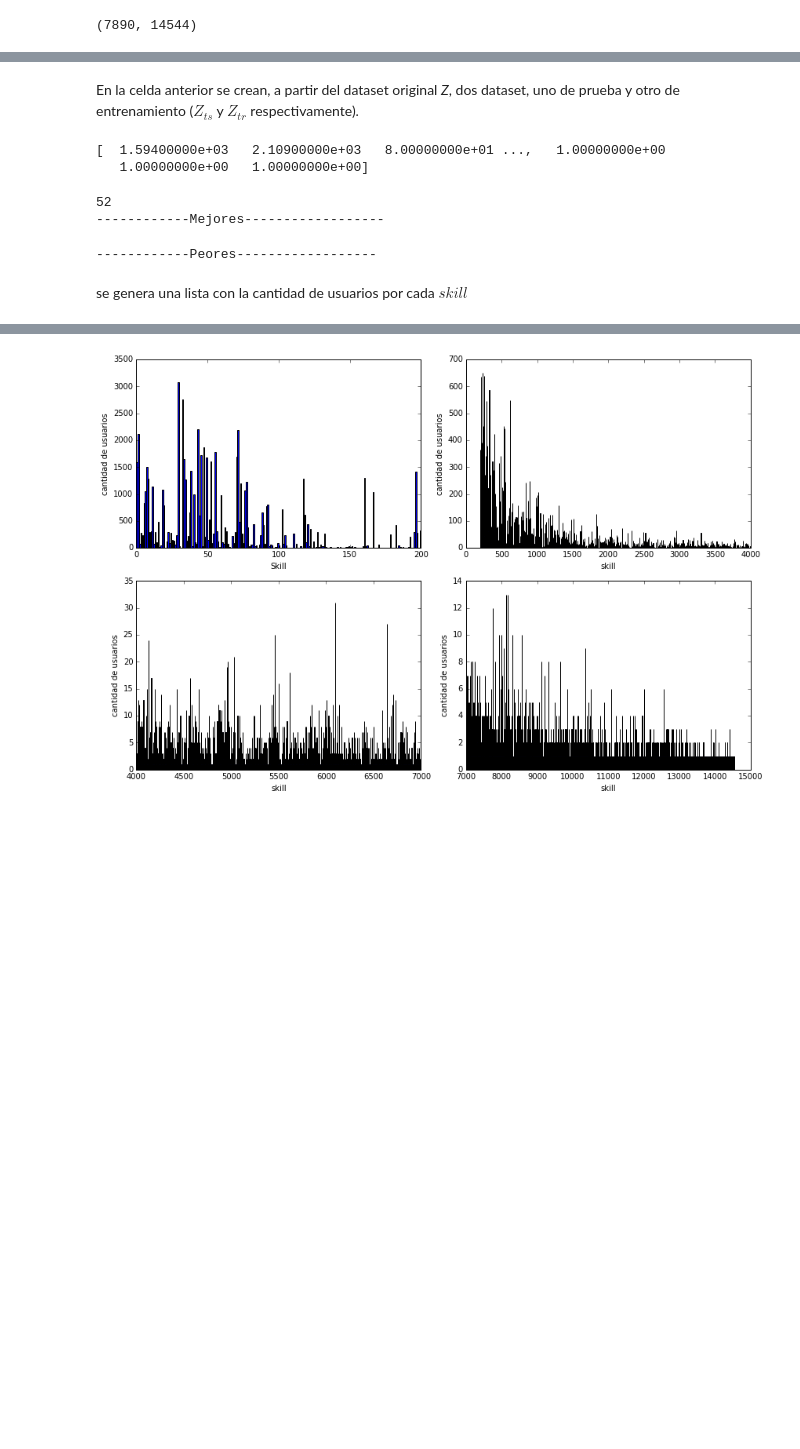
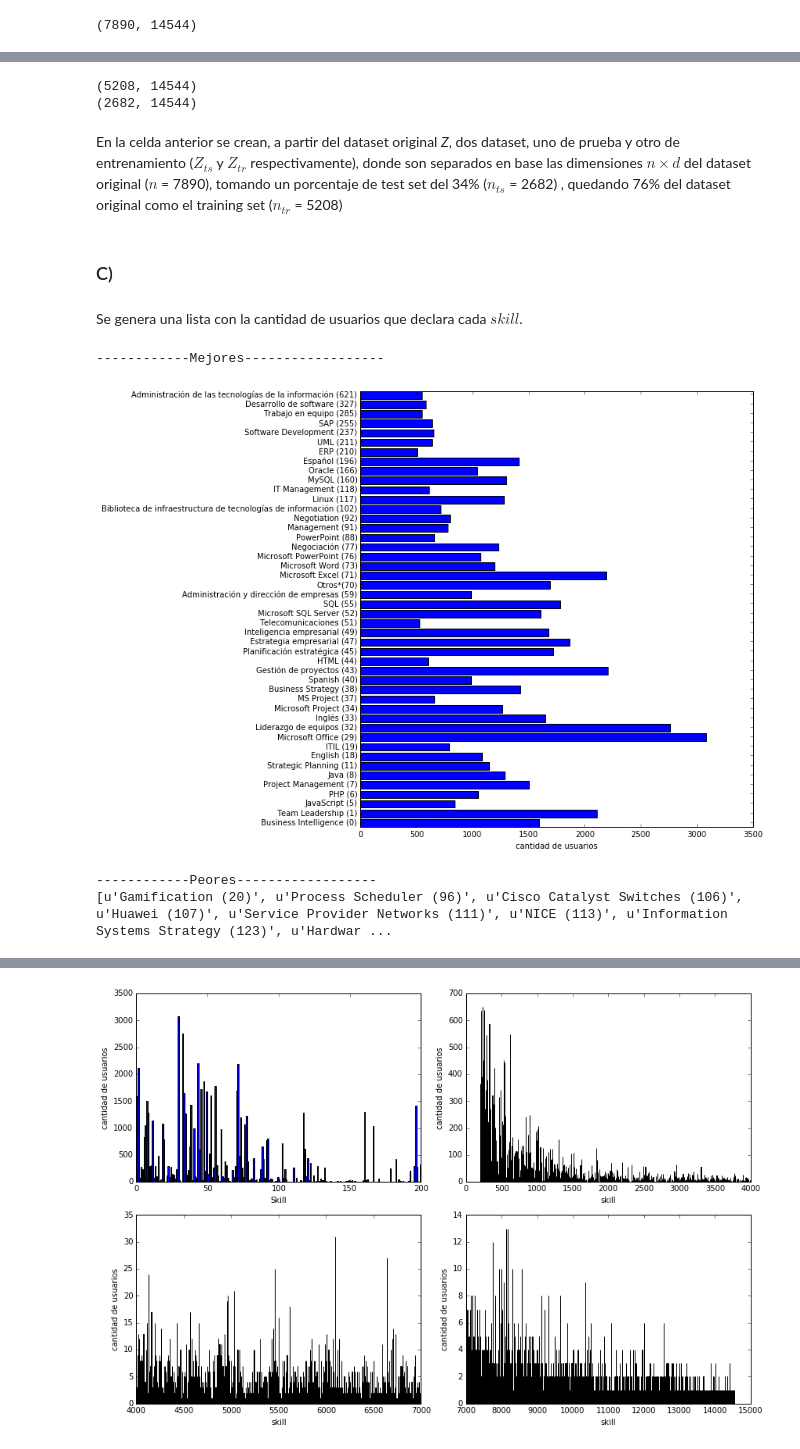
Before and after one commit to FMena14/MachineLearning2, a Jupyter notebook: Parte3.ipynb, the cells around one changed output, grey strips where cells are left out. Drawn from its saved outputs; the diff is of its cells as text; code cells hidden in the pictures; blank space fills up the shorter version.

```diff
--- a/Parte3.ipynb
+++ b/Parte3.ipynb
@@ -51,70 +58,54 @@ index = np.arange(np.shape(dt_userskill)[0]) #filas
 np.random.shuffle(index) #permutan las filas
 Z = dt_userskill[index, :] #matriz permutada
 
-l =  int(7890*.34)
-Z_tr = Z[:l,] #Datos de entrenamiento (76%)
-Z_ts = Z[l:,] #Datos de prueba (34%)
+l =  int(n*.34)
+Z_tr = Z[l:,] #Datos de entrenamiento (76%)
+print Z_tr.shape
+Z_ts = Z[:l,] #Datos de prueba (34%)
+print Z_ts.shape
+# %% [output]
+(5208, 14544)
+(2682, 14544)
 # %% [markdown]
-En la celda anterior se crean, a partir del dataset original <i>Z</i>, dos dataset, uno de prueba y otro de entrenamiento ($Z_{ts}$ y $Z_{tr}$ respectivamente).
+En la celda anterior se crean, a partir del dataset original <i>Z</i>, dos dataset, uno de prueba y otro de entrenamiento ($Z_{ts}$ y $Z_{tr}$ respectivamente), donde son separados en base las dimensiones $n \times d$ del dataset original ($n$ = 7890), tomando un porcentaje de test set del 34% ($n_{ts}$ = 2682) , quedando 76% del dataset original como el training set ($n_{tr}$ = 5208)
+# %% [markdown]
+### C)
 # %%
 users_skill = np.zeros(d) #numero de usuarios por skill
 for i in range(d): #every skill
     users_skill[i] = dt_userskill.getcol(i).getnnz()
-
-print users_skill
-# %% [output]
-[  1.59400000e+03   2.10900000e+03   8.00000000e+01 ...,   1.00000000e+00
-   1.00000000e+00   1.00000000e+00]
+# %% [markdown]
+Se genera una lista con la cantidad de usuarios que declara cada $skill$.
 # %%
-mejores = [] #cantidad de usuarios de los mejores skill
+cantidad_mejores = [] #cantidad de usuarios de los mejores skill
 id_mejores = [] #id de skill de las mejores
-peores = []
 id_peores = []
-
-mayor_a = []
-id_mayor_a = []
 for i in range(d):
-    if users_skill[i] > 1000:
-        mejores.append(users_skill[i])
+    if users_skill[i] > 500:
+        cantidad_mejores.append(users_skill[i])
         id_mejores.append(i)
-    if 1000 > users_skill[i] > 300:
-        mayor_a.append(users_skill[i])
-        id_mayor_a.append(i)
     if users_skill[i] < 5:
-        peores.append(users_skill[i])
         id_peores.append(i)
-
-print len(mayor_a)
+#para obtener la concatenacion (nombre + (id))
+nombre_mejores = map(lista_skills.__getitem__, id_mejores)
+nombre_id = [nombre+ "("+str(id_m)+")" for nombre,id_m in zip(nombre_mejores,id_mejores)]
+nombre_peores =  map(lista_skills.__getitem__, id_peores)
+nombre_id_peor = [nombre+ "("+str(id_m)+")" for nombre,id_m in zip(nombre_peores,id_peores)]
 
 print "------------Mejores------------------"
 import matplotlib.pyplot as plt
-fig, ax = plt.subplots(figsize=(14,4))
-ax.bar(range(len(mejores)),mejores)
-ax.set_xticks(np.arange(0.5,len(mejores),1))
-ax.set_xticklabels(map(lista_skills.__getitem__, id_mejores), rotation=85)
-ax.set_ylabel("cantidad de usuarios")
-plt.autoscale(enable=True, axis='x', tight=True)
+fig, ax = plt.subplots(figsize=(9,10))
+ax.barh(range(len(cantidad_mejores)),cantidad_mejores)
+ax.set_yticks(np.arange(0.5,len(cantidad_mejores),1))
+ax.set_yticklabels(nombre_id)
+ax.set_xlabel("cantidad de usuarios")
+plt.autoscale(enable=True, axis='y', tight=True)
 plt.show()
 
 print "------------Peores------------------"
-fig, ax = plt.subplots(figsize=(14,4))
-ax.bar(range(len(peores)),peores)
-ax.set_xticks(np.arange(0.5,len(peores),1))
-ax.set_xticklabels(map(lista_skills.__getitem__, id_peores), rotation=85)
-ax.set_ylabel("cantidad de usuarios")
-plt.autoscale(enable=True, axis='x', tight=True)
-#plt.show()
-
-fig, ax = plt.subplots(figsize=(9,10))
-ax.barh(range(len(mayor_a)),mayor_a)
-ax.set_yticks(np.arange(0.5,len(mayor_a),1))
-ax.set_yticklabels(map(lista_skills.__getitem__, id_mayor_a))
-ax.set_xlabel("cantidad de usuarios")
-plt.autoscale(enable=True, axis='y', tight=True)
-plt.show()
+print nombre_id_peor[:20]
 # %% [output]
-52
 ------------Mejores------------------
+[figure, added]
 ------------Peores------------------
+[u'Gamification (20)', u'Process Scheduler (96)', u'Cisco Catalyst Switches (106)', u'Huawei (107)', u'Service Provider Networks (111)', u'NICE (113)', u'Information Systems Strategy (123)', u'Hardwar ...
-# %% [markdown]
-se genera una lista con la cantidad de usuarios por cada $skill$
```
Also changed, not shown: parts of 18 cells of this notebook, 2 other files.
